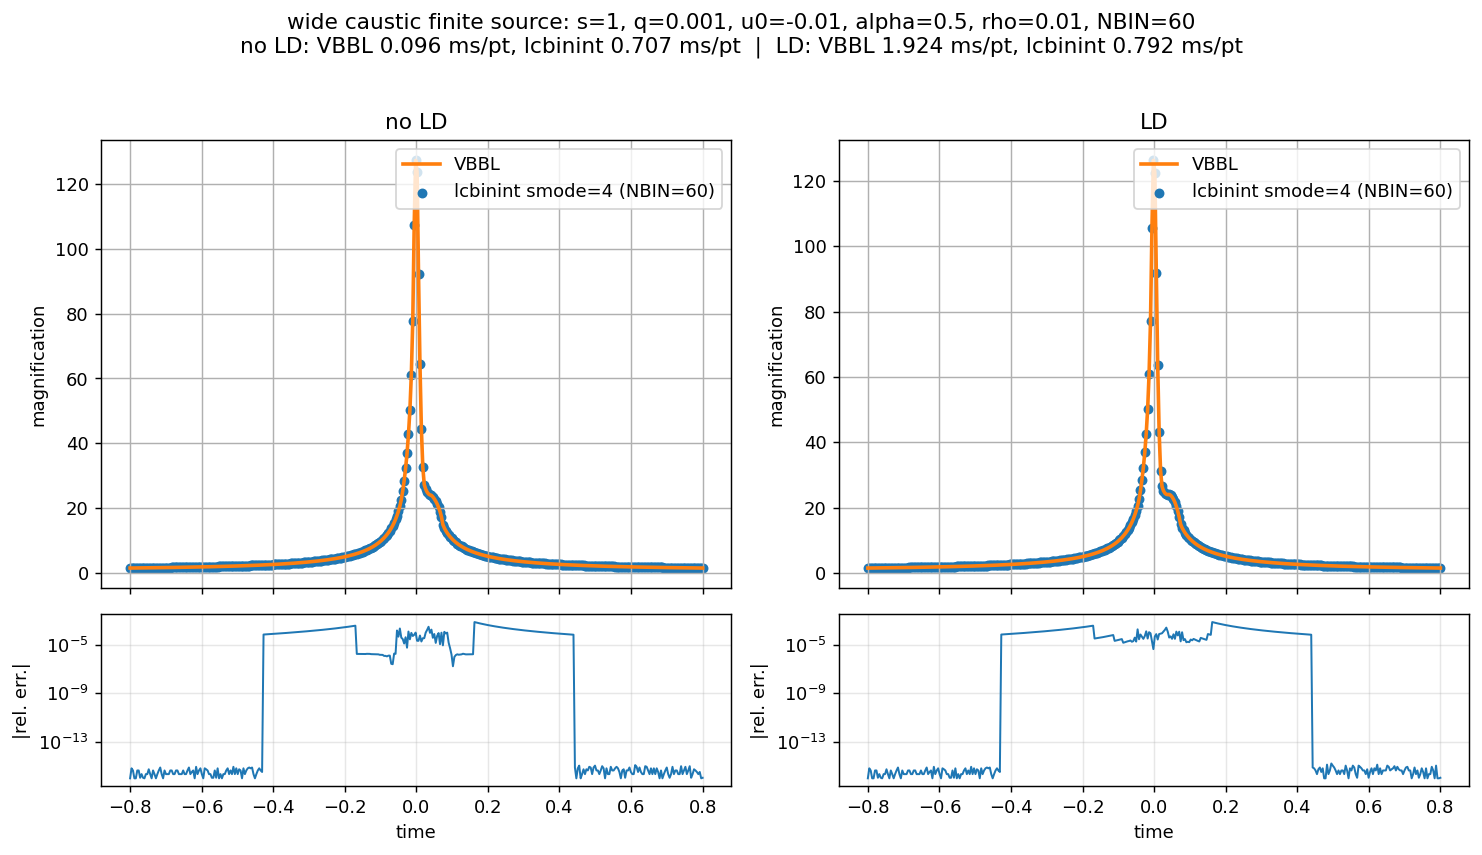
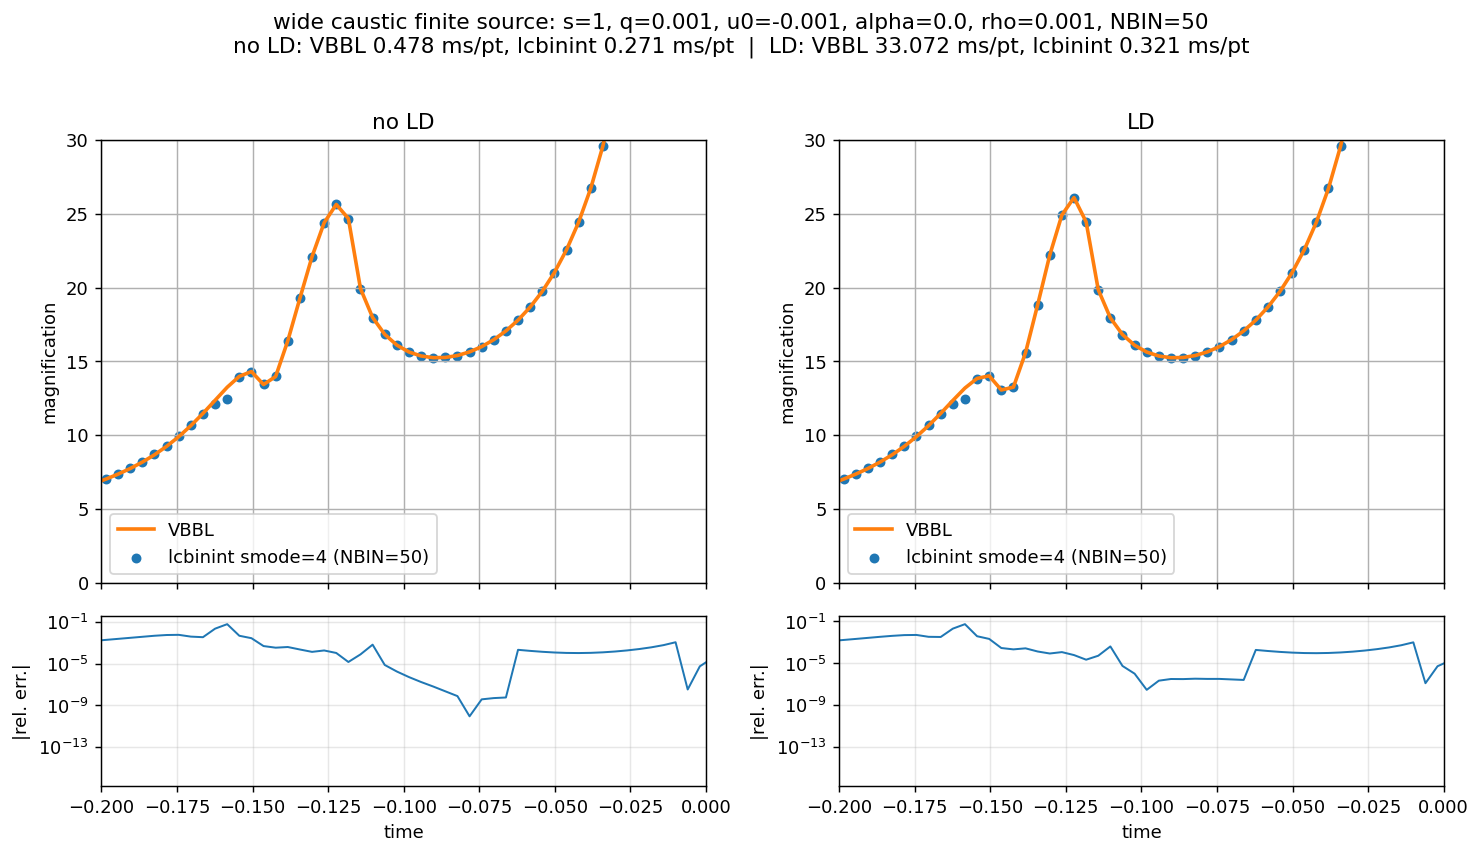
The change to this notebook cell's code, shown as a diff; its figure went from the first image to the second:
--- before
+++ after
@@ -19,4 +19,6 @@
     light_ax.set_ylabel("magnification")
     light_ax.legend(fontsize=10)
+    light_ax.set_xlim(-0.2,-0.)
+    light_ax.set_ylim(-0,30)
 
     residual_ax.semilogy(times, np.maximum(rel, 1e-16), color="C0", lw=1.1)

Commit: Fix mode-selection thresholds: kinji 9→20, hex 2→3